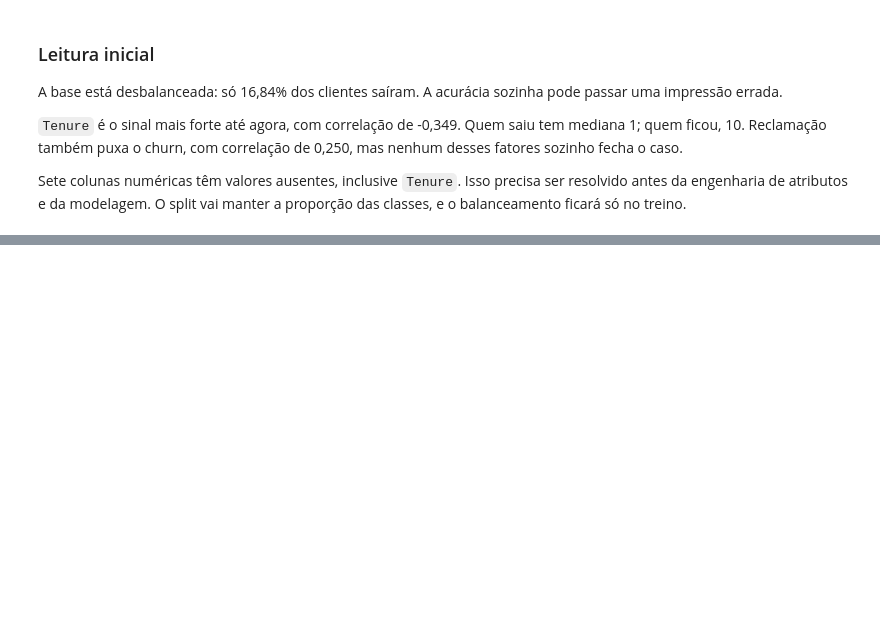
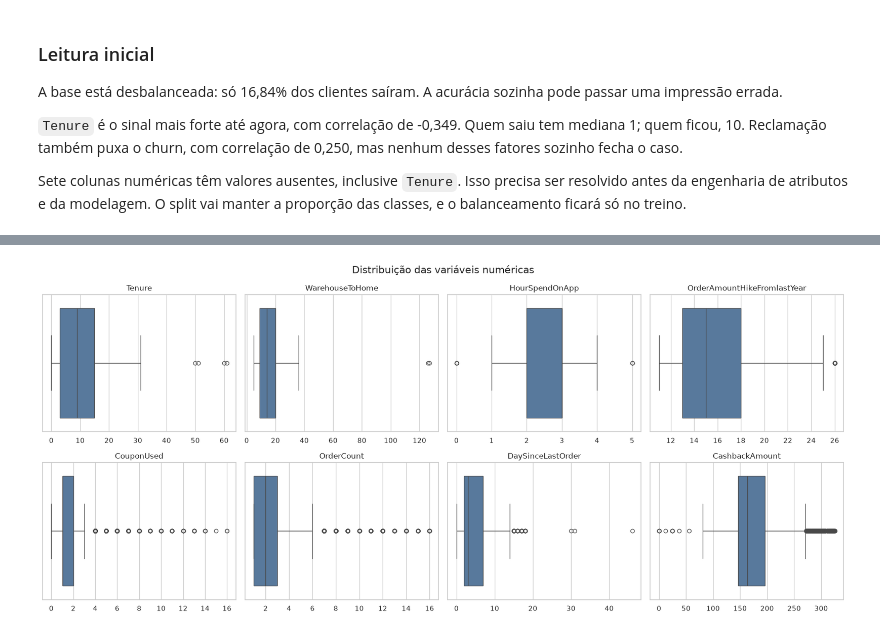
Before and after one commit to dyrg/sctec-ml-vc, a Jupyter notebook: modulo-1/projeto-final/projeto_final.ipynb, the cells around one changed output, grey strips where cells are left out. Drawn from its saved outputs; the diff is of its cells as text; code cells hidden in the pictures; blank space fills up the shorter version.

```diff
--- a/modulo-1/projeto-final/projeto_final.ipynb
+++ b/modulo-1/projeto-final/projeto_final.ipynb
@@ -129,0 +220,6 @@ Sete colunas numéricas têm valores ausentes, inclusive `Tenure`. Isso precisa
+# %%
+quantidade_duplicadas = int(df.duplicated().sum())
+print(f"Linhas duplicadas: {quantidade_duplicadas}")
+
+df_limpo = df.drop_duplicates().copy()
+print(f"Formato após a remoção: {df_limpo.shape}")
@@ -129,0 +303,24 @@ Sete colunas numéricas têm valores ausentes, inclusive `Tenure`. Isso precisa
+# %%
+colunas_para_boxplot = [
+    "Tenure",
+    "WarehouseToHome",
+    "HourSpendOnApp",
+    "OrderAmountHikeFromlastYear",
+    "CouponUsed",
+    "OrderCount",
+    "DaySinceLastOrder",
+    "CashbackAmount",
+]
+
+fig, eixos = plt.subplots(2, 4, figsize=(18, 8))
+
+for coluna, eixo in zip(colunas_para_boxplot, eixos.flat):
+    sns.boxplot(x=df_limpo[coluna], color="#4C78A8", ax=eixo)
+    eixo.set_title(coluna)
+    eixo.set_xlabel("")
+
+fig.suptitle("Distribuição das variáveis numéricas", fontsize=16)
+plt.tight_layout()
+plt.show()
+# %% [output]
+[figure, added]
```
Also changed, not shown: parts of 26 cells of this notebook, 1 other file.
